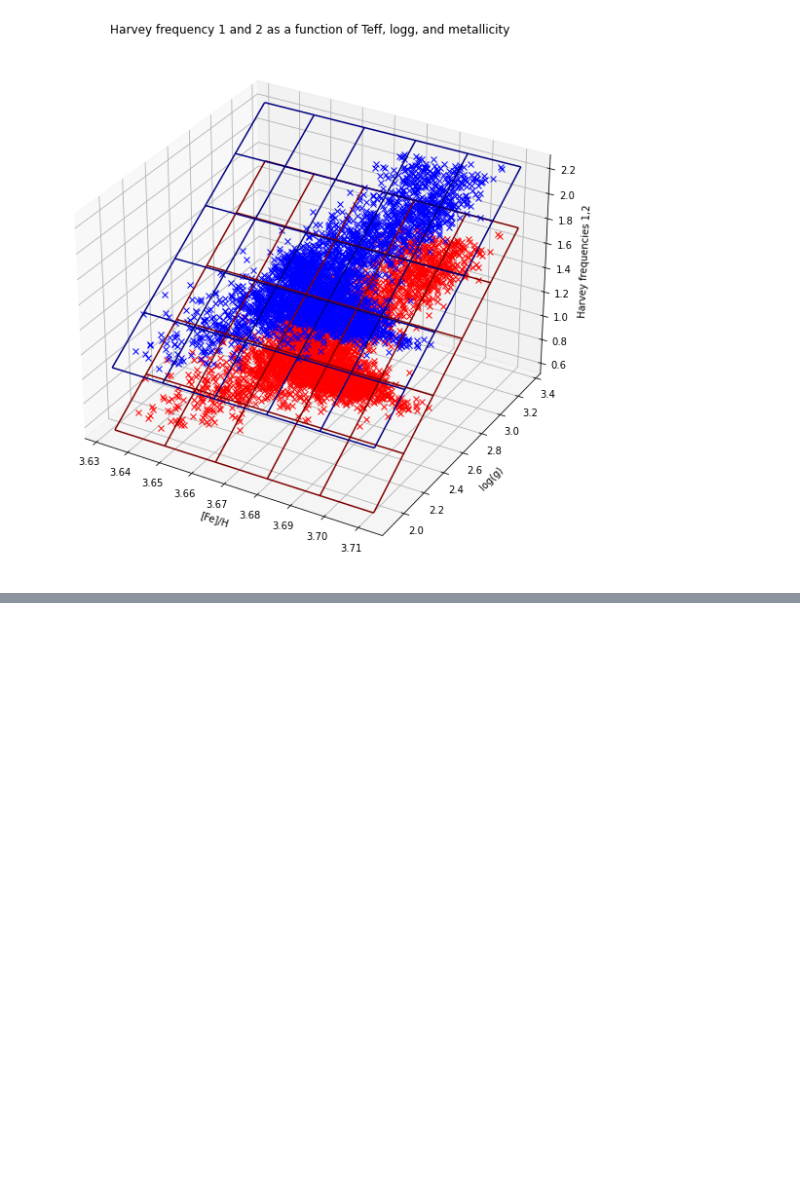
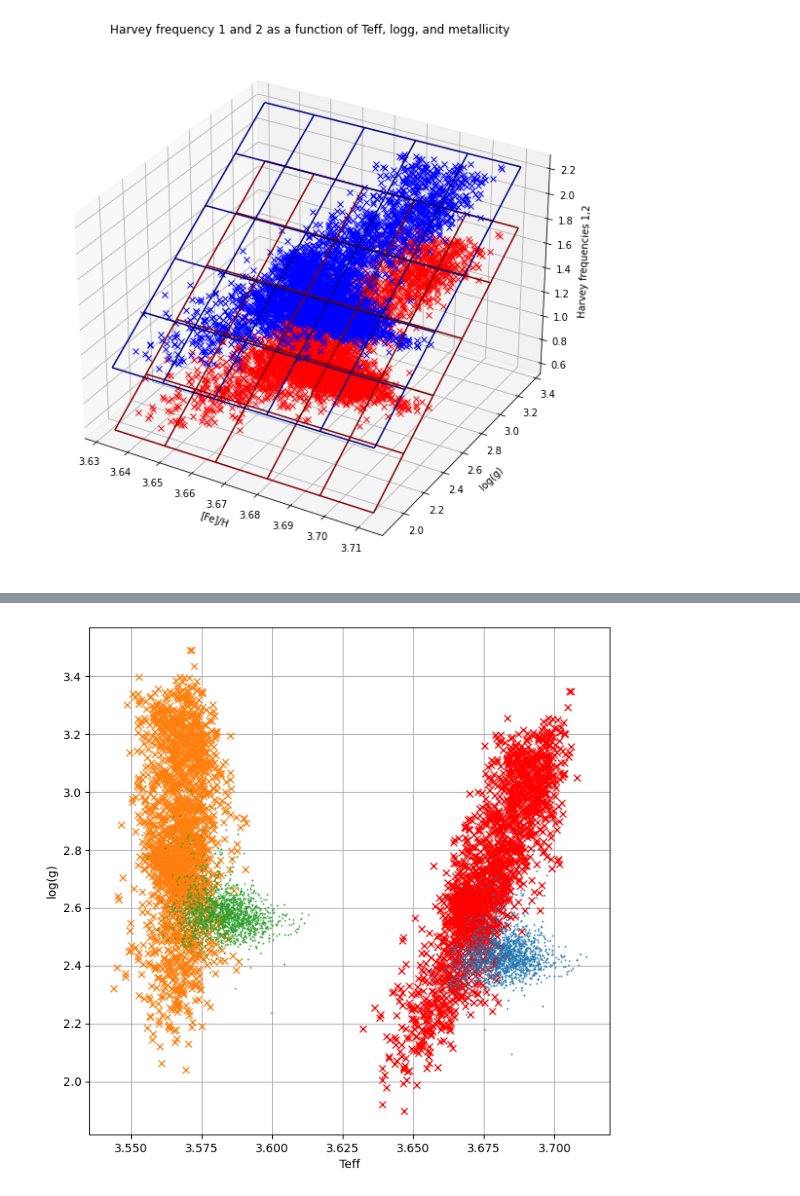
Before and after one commit to pollygecko/sharing-APOGEE_APOKASC, a Jupyter notebook: SSI APOGEE and APOKASC Stars.ipynb, the cells around one changed output, grey strips where cells are left out. Cells and saved outputs as stored; diff of their text form; code cells hidden in the pictures; blank space fills up the shorter version.

Commit message:
DEV: fitted Teff, logg graph with evolutionary stage

```diff
--- a/SSI APOGEE and APOKASC Stars.ipynb
+++ b/SSI APOGEE and APOKASC Stars.ipynb
@@ -92,14 +92,3 @@ TeffSun = 5774
 gSun = 27395.9
 numaxSun = 3090
 gStar = ((Teff**0.5)*(nu_max)*(gSun))/((TeffSun**0.5)*(numaxSun))
-# %%
-from matplotlib.pyplot import figure
-figure(figsize=(8,8), dpi=100)
-plt.grid()
-x = np.log10(gStar)
-plt.plot(Teff, x, 'bx')
-plt.xlim(6000, 4000)
-plt.ylim(3.5, 2)
-plt.xlabel('log(g)')
-plt.ylabel('Teff')
-plt.show()
@@ -186,6 +173,8 @@ Amp_HV1_final = Amp_HV1[Amp_indexes]
 Amp_HV1_final_err = Amp_HV1_err[Amp_indexes]
 Amp_HV2_final = Amp_HV2[Amp_indexes]
 Amp_HV2_final_err = Amp_HV2_err[Amp_indexes]
+Evol_stage_final = Evol_stage[Amp_indexes]
+print(Evol_stage_final)
 Freq_HV1_final = Freq_HV1[Amp_indexes]
 Freq_HV1_final_err = Freq_HV1_err[Amp_indexes]
 Freq_HV2_final = Freq_HV2[Amp_indexes]
@@ -372,3 +362,67 @@ plt.show()
 [-0.98025257  0.14230384  0.80519351 -0.02443755]
 [0.36236767 0.10016298 0.00470983 0.00433746]
 [figure]
+# %%
+#Teff, logg graph with red giants & clump
+from matplotlib.pyplot import figure
+from scipy.optimize import curve_fit
+figure(figsize=(8,8), dpi=100)
+plt.grid()
+
+red_giant = np.where(Evol_stage_final == 1)
+red_clump = np.where(Evol_stage_final == 2)
+
+def logg_fit(X, a, b):
+    x = X
+    return a + b*x
+
+logg_opt, logg_cov = curve_fit(logg_fit, (np.log10(Teff_final[red_giant])), logg_final[red_giant], sigma=(logg_final_err[red_giant]))
+logg_perr = np.sqrt(np.diag(logg_cov))
+
+#print(logg_opt)
+#print(logg_perr)
+
+theta = ((np.pi/2) - np.arctan2(logg_opt[1], 1))/1.453
+print(theta)
+
+#rotated plots
+x_prime = (np.log10(Teff_final)*np.cos(theta)) - (logg_final*np.sin(theta))
+y_prime = (np.log10(Teff_final)*np.sin(theta)) + (logg_final*np.cos(theta))
+
+
+#print(x_prime)
+#print(y_prime)
+
+
+F2_x_opt, F2_x_cov = curve_fit(freq_curve_fit, (x_prime[red_giant], y_prime[red_giant], FeH_final[red_giant]), np.log10(Freq_HV2_final[red_giant]), sigma=(Freq_HV2_err_log[red_giant]))
+F2_x_perr = np.sqrt(np.diag(F2_x_cov))
+
+#in y direc -- dependancy very well constrained, x direc not really
+print(F2_x_opt)
+print(F2_x_perr)
+
+F2_x_opt, F2_x_cov = curve_fit(freq_curve_fit, (x_prime[red_clump], y_prime[red_clump], FeH_final[red_clump]), np.log10(Freq_HV2_final[red_clump]), sigma=(Freq_HV2_err_log[red_clump]))
+F2_x_perr = np.sqrt(np.diag(F2_x_cov))
+
+#fit more well defined in x direc now in clump, y direc worse
+#red giant and red clump have opposite metallicity dependancy -- interesting
+print(F2_x_opt)
+print(F2_x_perr)
+
+#print(red_giant)
+#print(red_clump)
+
+plt.plot(np.log10(Teff_final[red_giant]), logg_final[red_giant], 'rx')
+plt.plot(np.log10(Teff_final[red_clump]), logg_final[red_clump], '.', ms=1)
+plt.plot(x_prime[red_giant], y_prime[red_giant], 'x')
+plt.plot(x_prime[red_clump], y_prime[red_clump], '.', ms=1)
+
+#plt.xlim(3.4, 3.8)
+#plt.ylim(1.8, 3.6)
+plt.xlabel('Teff')
+plt.ylabel('log(g)')
+plt.show()
+
+#plot 3d plot with 2 planes: one describing the giants, and one the red clump. Color rgb and clump stars differently. Plane for clump stars can be small
+#of the transformed one
+# %% [output]
@@ -374,0 +434 @@ plt.show()
+[figure, added]
```
Also changed, not shown: parts of 3 cells of this notebook.
